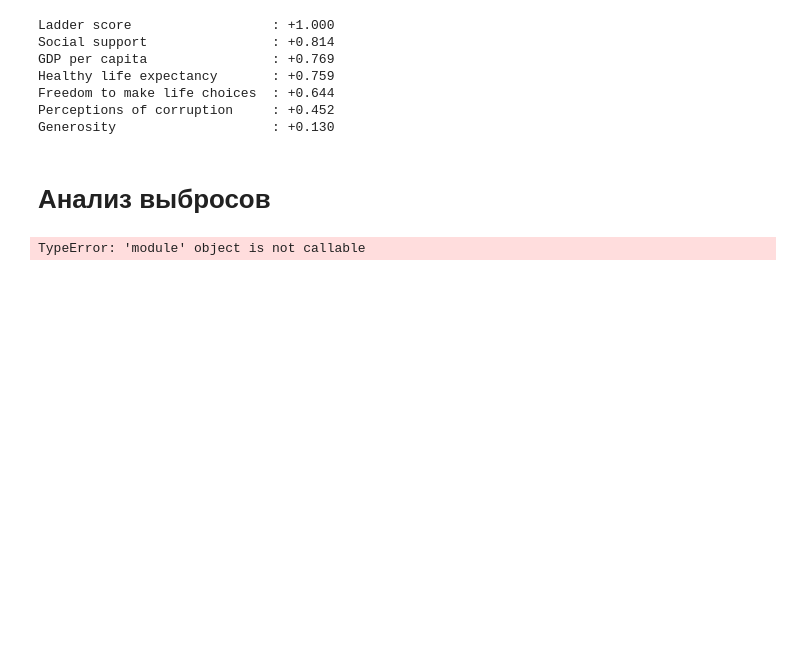
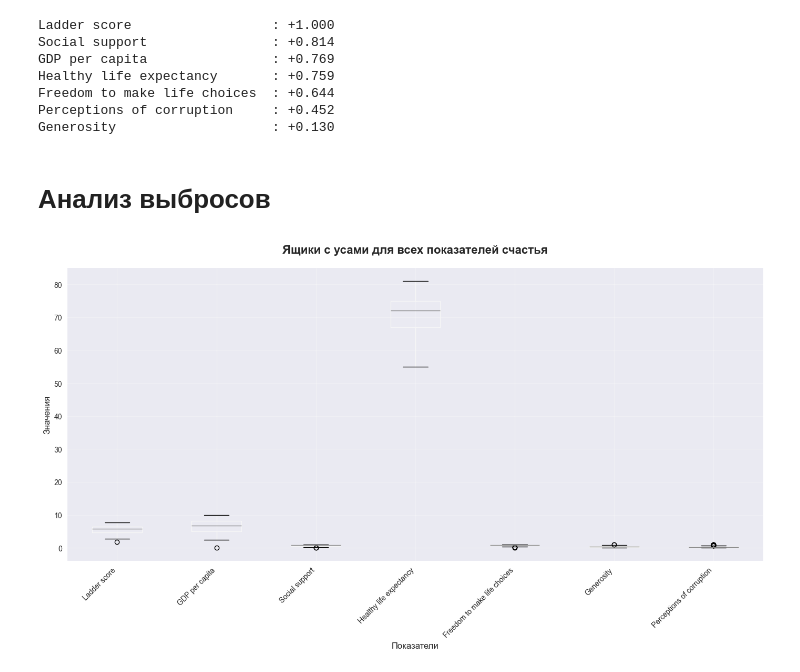
Before and after one commit to valeraboyko2002/happy-people-project, a Jupyter notebook: a.ipynb, the cells around one changed output. Saved outputs shown, nothing was run; the diff lists cells and outputs as text; code cells hidden in the pictures; blank space fills up the shorter version.

```diff
--- a/a.ipynb
+++ b/a.ipynb
@@ -173,18 +198,17 @@ Generosity                    : +0.130
 # %% [markdown]
 # Анализ выбросов
 # %%
-import matplotlib as plt
+import matplotlib.pyplot as plt
+import seaborn as sns
 
-plt.style.use('seaborn-v0_8')
-sns.set_palette('husl')
 plt.figure(figsize=(14, 8))
 df[numeric_columns].boxplot()
-plt.title('Ящик с усами', fontsize=16,fontweight='bold',pad=20)
-plt.xlabel('переменные')
-plt.ylabel('значения')
-plt.xticks(rotation=45,ha='right')
-plt.grid(True,alpha=.3)
+plt.title('Ящики с усами для всех показателей счастья', fontsize=16, fontweight='bold', pad=20)
+plt.xlabel('Показатели', fontsize=12)
+plt.ylabel('Значения', fontsize=12)
+plt.xticks(rotation=45, ha='right')
+plt.grid(True, alpha=0.3)
 plt.tight_layout()
 plt.show()
 # %% [output]
-TypeError: 'module' object is not callable
+[figure, added]
```
Also changed, not shown: parts of 21 cells of this notebook.
